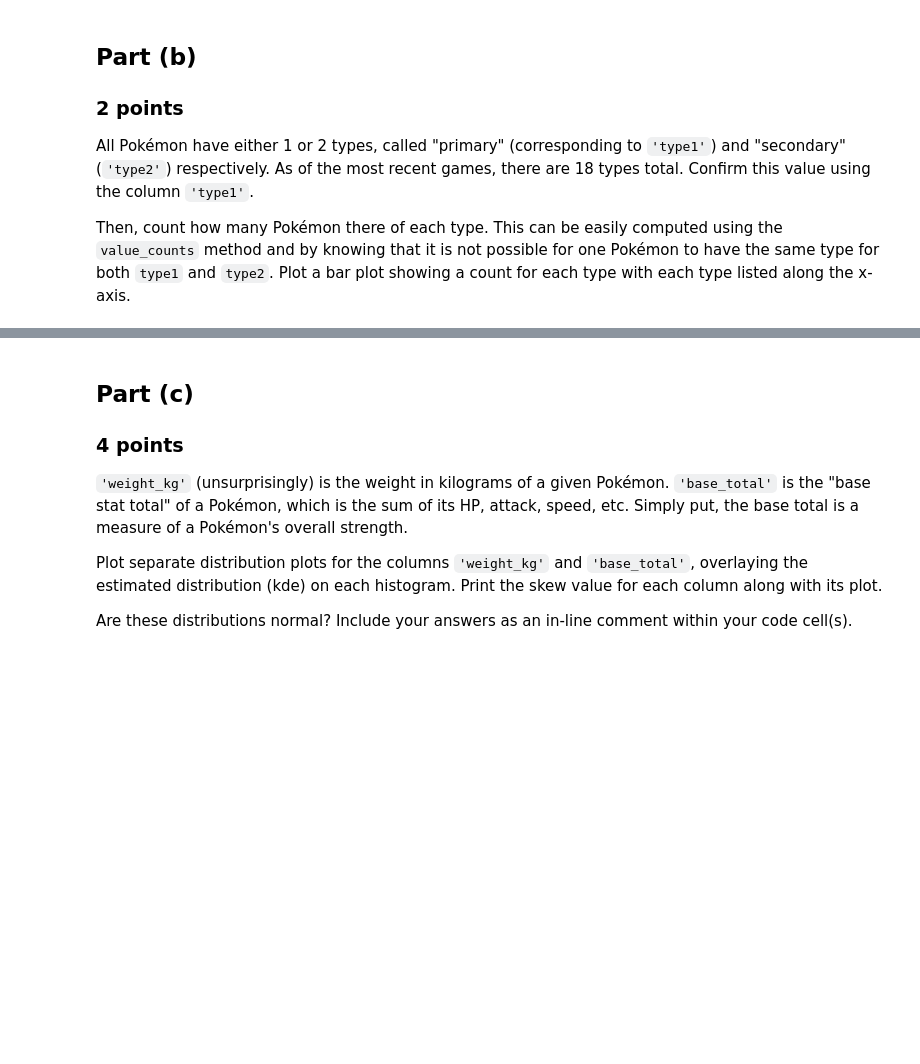
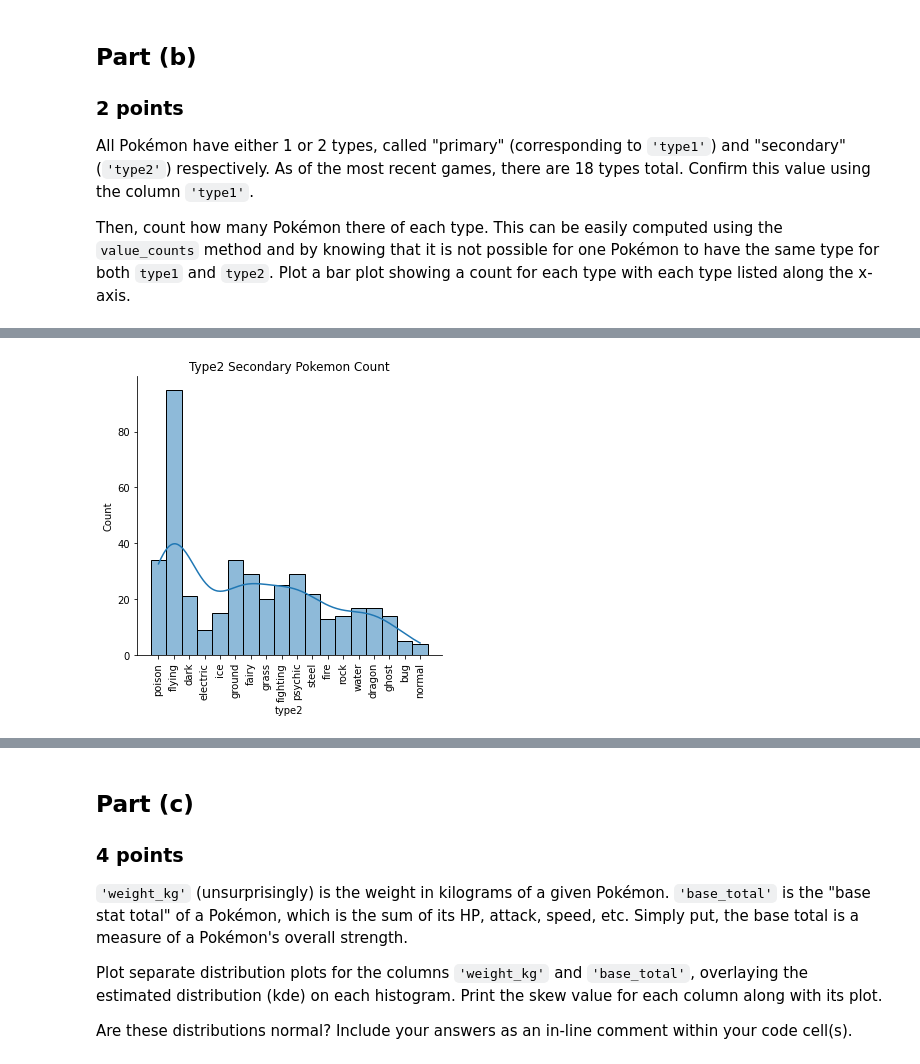
Before and after one commit to DuncanFerguson/GITHUB_REPOSITORY, a Jupyter notebook: DU_MSDS/Data Science Tools 1/Assignment_6/Duncan_Ferguson_Assignment _6 _Inferential_Statistics.ipynb, the cells around one changed output, grey strips where cells are left out. Saved outputs shown, nothing was run; the diff lists cells and outputs as text; code cells hidden in the pictures; blank space fills up the shorter version.

```diff
--- a/DU_MSDS/Data Science Tools 1/Assignment_6/Duncan_Ferguson_Assignment _6 _Inferential_Statistics.ipynb
+++ b/DU_MSDS/Data Science Tools 1/Assignment_6/Duncan_Ferguson_Assignment _6 _Inferential_Statistics.ipynb
@@ -46,0 +112,8 @@ Then, count how many Pokémon there of each type. This can be easily computed us
+# %%
+# Graphing Type 2 Counts
+plot = sns.displot(data=df.type2, kde=True)
+plot.set_xticklabels(rotation=90);
+plot.tight_layout()
+plt.title("Type2 Secondary Pokemon Count");
+# %% [output]
+[figure, added]
```
Also changed, not shown: parts of 14 cells of this notebook.
